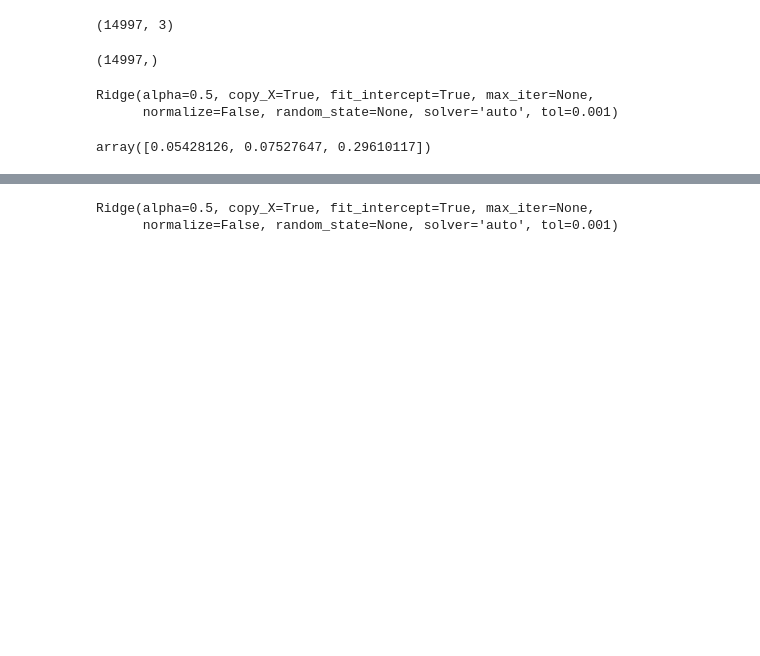
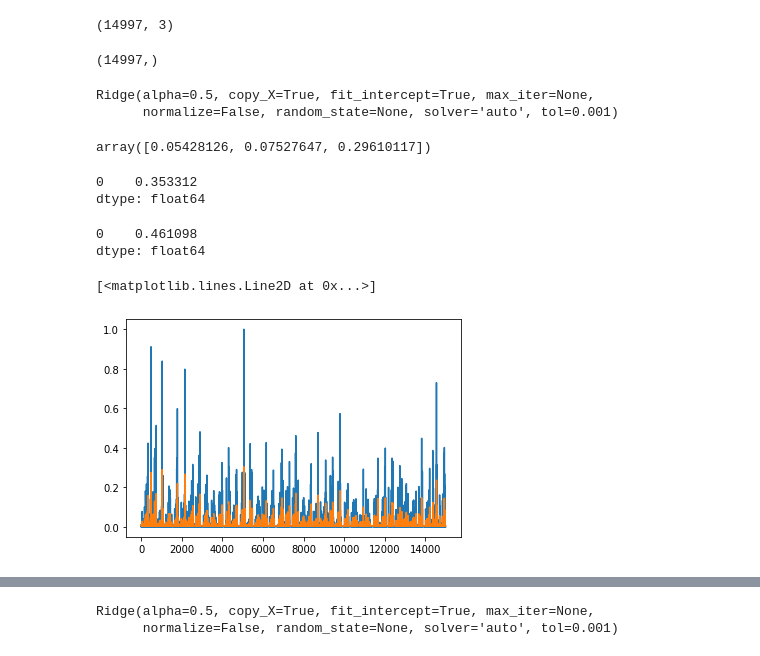
Before and after one commit to VishnuBhaarath/Rainfallpred, a Jupyter notebook: MLR3first7.ipynb, the cells around one changed output, grey strips where cells are left out. Cells and saved outputs as stored; diff of their text form; code cells hidden in the pictures; blank space fills up the shorter version.

```diff
--- a/MLR3first7.ipynb
+++ b/MLR3first7.ipynb
@@ -521,3 +512,24 @@ array([0.05428126, 0.07527647, 0.29610117])
 Station=reg.predict(X)
 # %%
 Stationtest=reg.predict(X_test)
+# %%
+s=pd.DataFrame(Station)
+s1=pd.DataFrame(y)
+s1.corrwith(s, axis = 0)
+# %% [output]
+0    0.353312
+dtype: float64
+# %%
+s=pd.DataFrame(Stationtest)
+s1=pd.DataFrame(y_test)
+s1.corrwith(s, axis = 0)
+# %% [output]
+0    0.461098
+dtype: float64
+# %%
+import matplotlib.pyplot as plt
+plt.plot(y)
+plt.plot(Station)
+# %% [output]
+[<matplotlib.lines.Line2D at 0x...>]
+[figure, added]
```
Also changed, not shown: parts of 81 cells of this notebook.
